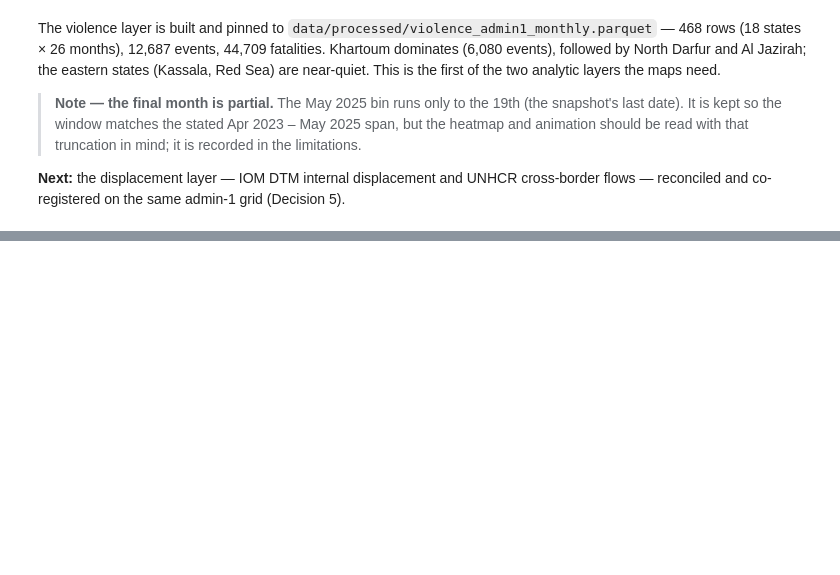
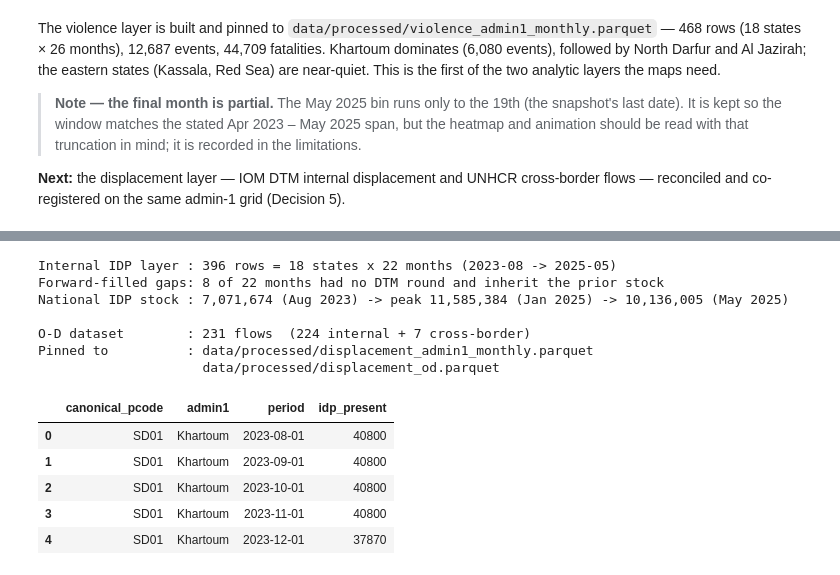
Before and after one commit to Muhanad-husn/Sudan-war-displacement-mapping, a Jupyter notebook: notebooks/02_main.ipynb, the cells around one changed output, grey strips where cells are left out. Drawn from its saved outputs; the diff is of its cells as text; code cells hidden in the pictures; blank space fills up the shorter version.

```diff
--- a/notebooks/02_main.ipynb
+++ b/notebooks/02_main.ipynb
@@ -445,0 +654,42 @@ cross-border flows — reconciled and co-registered on the same admin-1 grid
+# %%
+displacement = data.build_displacement_layer()   # D7 default; pins the parquet
+od = data.build_displacement_od()                # D5/D7 defaults; pins the parquet
+
+n_states = displacement["canonical_pcode"].nunique()
+n_months = displacement["period"].nunique()
+# How many of those months had no DTM assessment round and inherit the prior
+# stock by forward-fill (D7)?
+_lo, _hi = (pd.Timestamp(d) for d in data.DISPLACEMENT_WINDOW)
+_ov = dtm[dtm["operation"] == data.DTM_OPERATION]
+n_round_months = _ov[(_ov["reportingDate"] >= _lo)
+                     & (_ov["reportingDate"] <= _hi)]["ym"].nunique()
+
+print(f"Internal IDP layer : {displacement.shape[0]} rows = "
+      f"{n_states} states x {n_months} months "
+      f"({displacement['period'].min():%Y-%m} -> {displacement['period'].max():%Y-%m})")
+print(f"Forward-filled gaps: {n_months - n_round_months} of {n_months} months had no "
+      f"DTM round and inherit the prior stock")
+peak = displacement.groupby("period")["idp_present"].sum()
+print(f"National IDP stock : {peak.iloc[0]:,} (Aug 2023) -> peak "
+      f"{peak.max():,} ({peak.idxmax():%b %Y}) -> {peak.iloc[-1]:,} (May 2025)")
+print()
+print(f"O-D dataset        : {len(od)} flows  "
+      f"({(od.flow_type == 'internal').sum()} internal + "
+      f"{(od.flow_type == 'cross_border').sum()} cross-border)")
+print("Pinned to          : data/processed/displacement_admin1_monthly.parquet")
+print("                     data/processed/displacement_od.parquet")
+displacement.head()
+# %% [output]
+Internal IDP layer : 396 rows = 18 states x 22 months (2023-08 -> 2025-05)
+Forward-filled gaps: 8 of 22 months had no DTM round and inherit the prior stock
+National IDP stock : 7,071,674 (Aug 2023) -> peak 11,585,384 (Jan 2025) -> 10,136,005 (May 2025)
+
+O-D dataset        : 231 flows  (224 internal + 7 cross-border)
+Pinned to          : data/processed/displacement_admin1_monthly.parquet
+                     data/processed/displacement_od.parquet
+|  | canonical_pcode | admin1 | period | idp_present |
+| 0 | SD01 | Khartoum | 2023-08-01 | 40800 |
+| 1 | SD01 | Khartoum | 2023-09-01 | 40800 |
+| 2 | SD01 | Khartoum | 2023-10-01 | 40800 |
+| 3 | SD01 | Khartoum | 2023-11-01 | 40800 |
+| 4 | SD01 | Khartoum | 2023-12-01 | 37870 |
```
Also changed, not shown: parts of 11 cells of this notebook, 3 other files.
